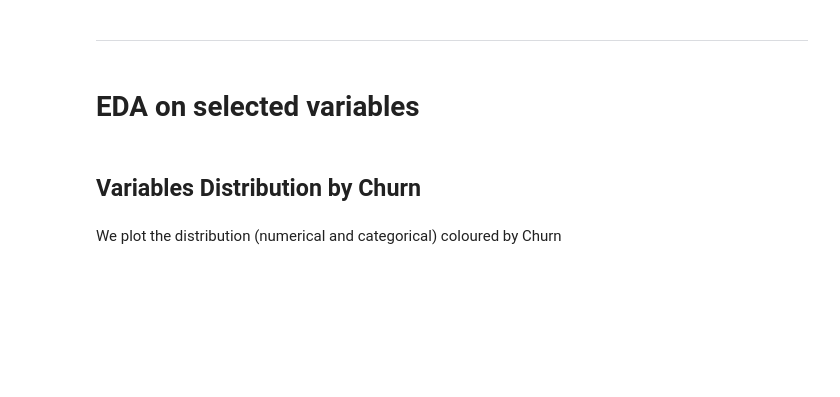
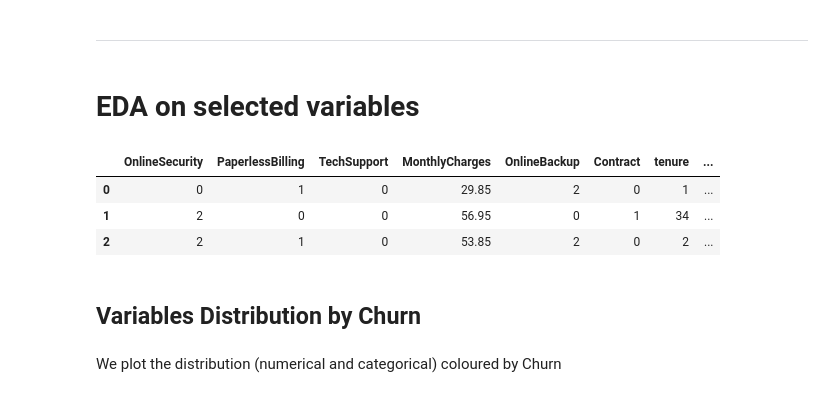
Before and after one commit to SimasJakubenas/churn, a Jupyter notebook: jupyter_notebooks/02-Telco Churn Study.ipynb, the cells around one changed output. Cells and saved outputs as stored; diff of their text form; code cells hidden in the pictures; blank space fills up the shorter version.

```diff
--- a/jupyter_notebooks/02-Telco Churn Study.ipynb
+++ b/jupyter_notebooks/02-Telco Churn Study.ipynb
@@ -118,8 +173,13 @@ vars_to_study
 # %% [markdown]
 # EDA on selected variables
 # %%
-df_eda = df.filter(vars_to_study + ['Churn'])
+df_eda = df_merged.filter(vars_to_study + ['Churn'])
 df_eda.head(3)
+# %% [output]
+|  | OnlineSecurity | PaperlessBilling | TechSupport | MonthlyCharges | OnlineBackup | Contract | tenure | ... |
+| 0 | 0 | 1 | 0 | 29.85 | 2 | 0 | 1 | ... |
+| 1 | 2 | 0 | 0 | 56.95 | 0 | 1 | 34 | ... |
+| 2 | 2 | 1 | 0 | 53.85 | 2 | 0 | 2 | ... |
 # %% [markdown]
 ## Variables Distribution by Churn
 # %% [markdown]
```
Also changed, not shown: parts of 10 cells of this notebook, 1 other file.
